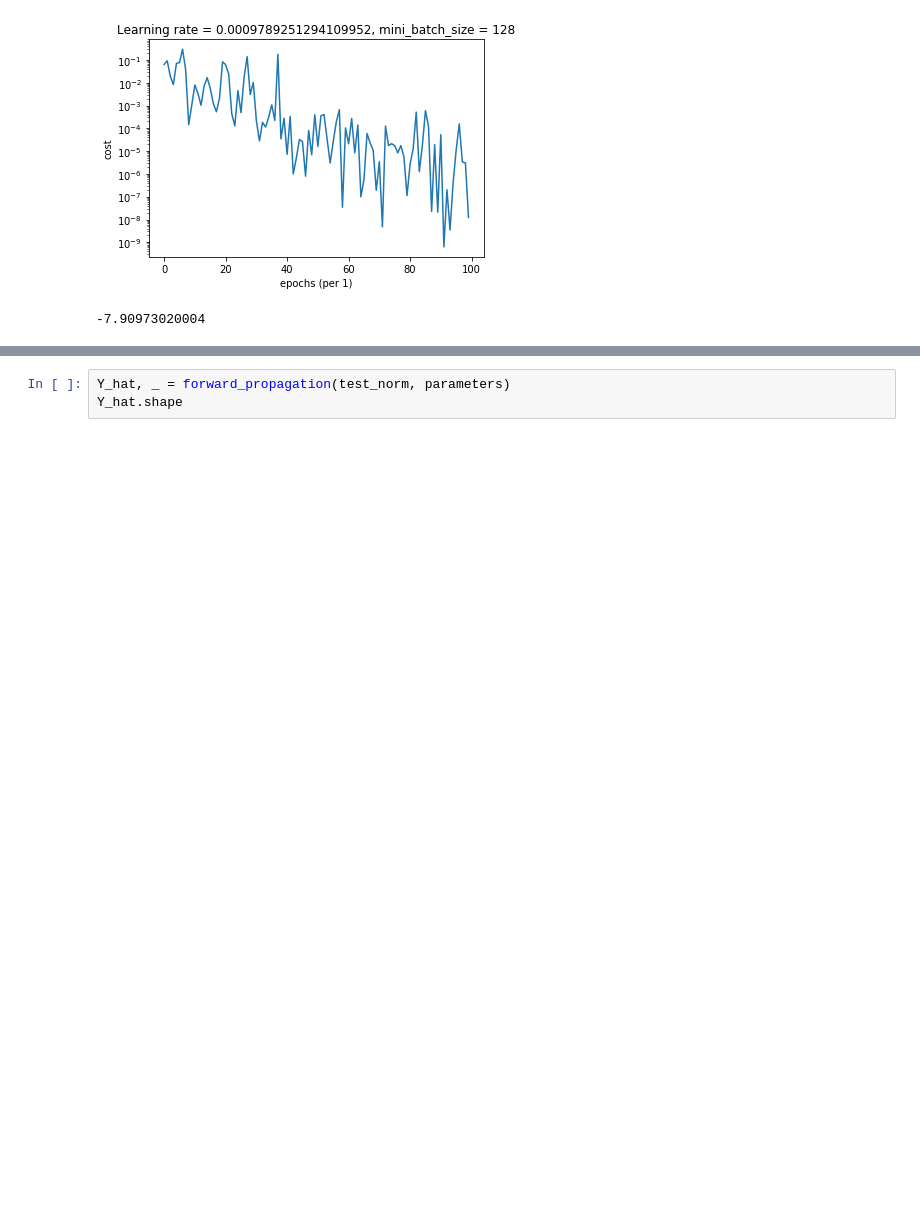
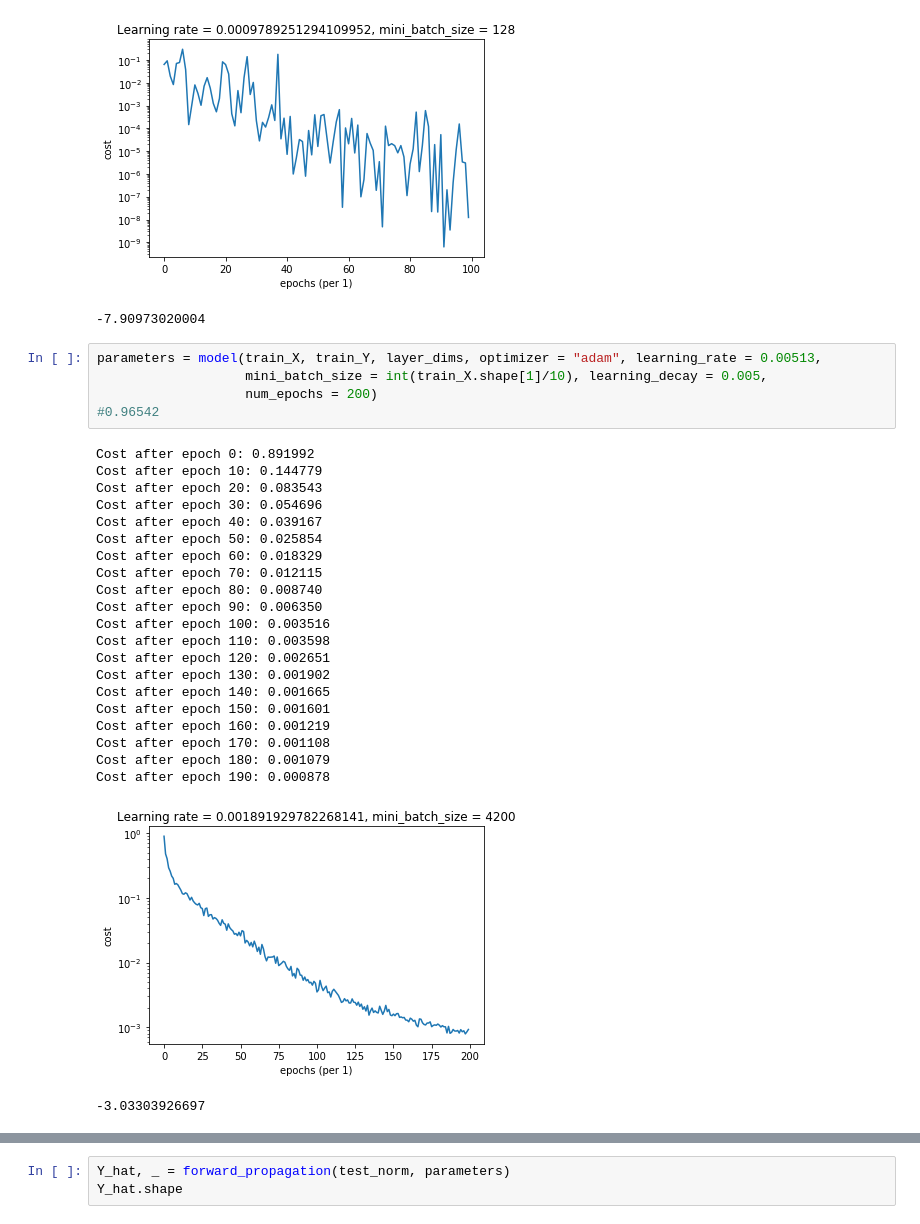
Before and after one commit to woodyko3234/Kaggle---Digit-Recognizer, a Jupyter notebook: Kaggle - Digit Recognizer (DL).ipynb, the cells around one changed output, grey strips where cells are left out. Cells and saved outputs as stored; diff of their text form; blank space fills up the shorter version.

```diff
--- a/Kaggle - Digit Recognizer (DL).ipynb
+++ b/Kaggle - Digit Recognizer (DL).ipynb
@@ -672,3 +666,31 @@ Cost after epoch 90: -4.275762
 Cost after epoch 95: -4.931747
 [figure]
 -7.90973020004
+# %%
+parameters = model(train_X, train_Y, layer_dims, optimizer = "adam", learning_rate = 0.00513,
+                   mini_batch_size = int(train_X.shape[1]/10), learning_decay = 0.005,
+                   num_epochs = 200)
+#0.96542
+# %% [output]
+Cost after epoch 0: 0.891992
+Cost after epoch 10: 0.144779
+Cost after epoch 20: 0.083543
+Cost after epoch 30: 0.054696
+Cost after epoch 40: 0.039167
+Cost after epoch 50: 0.025854
+Cost after epoch 60: 0.018329
+Cost after epoch 70: 0.012115
+Cost after epoch 80: 0.008740
+Cost after epoch 90: 0.006350
+Cost after epoch 100: 0.003516
+Cost after epoch 110: 0.003598
+Cost after epoch 120: 0.002651
+Cost after epoch 130: 0.001902
+Cost after epoch 140: 0.001665
+Cost after epoch 150: 0.001601
+Cost after epoch 160: 0.001219
+Cost after epoch 170: 0.001108
+Cost after epoch 180: 0.001079
+Cost after epoch 190: 0.000878
+[figure, added]
+-3.03303926697
```
Also changed, not shown: parts of 47 cells of this notebook, 3 other files.
